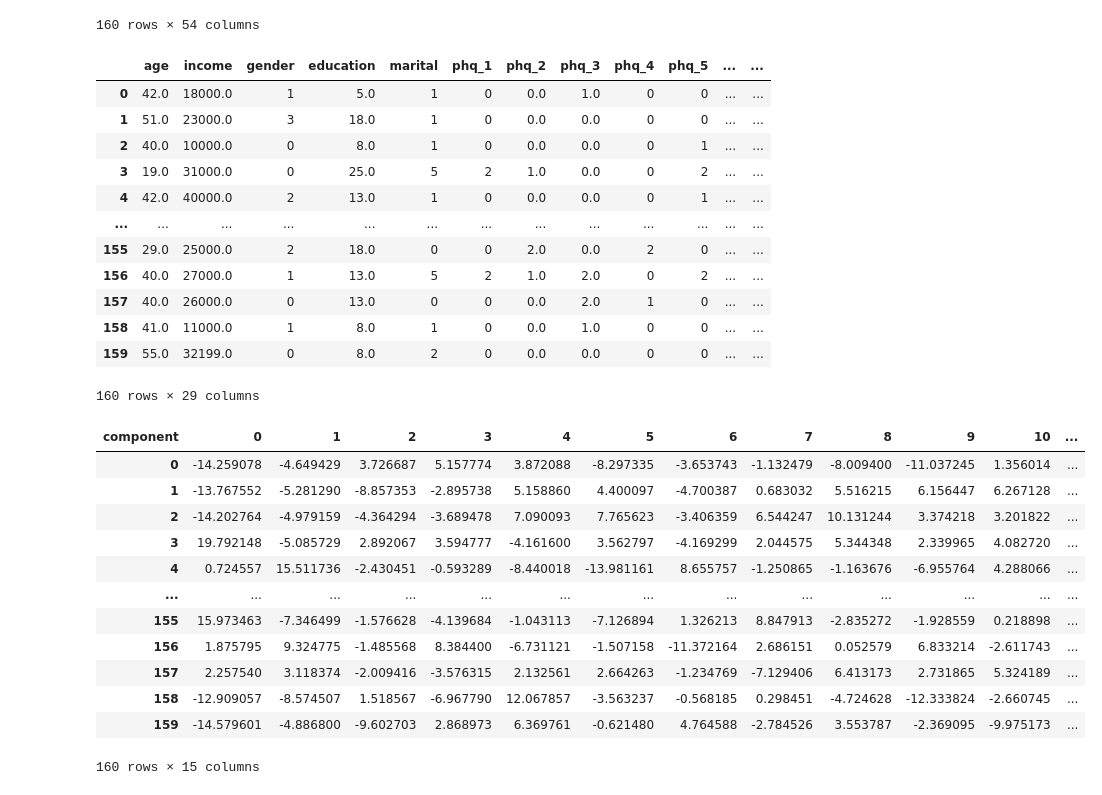
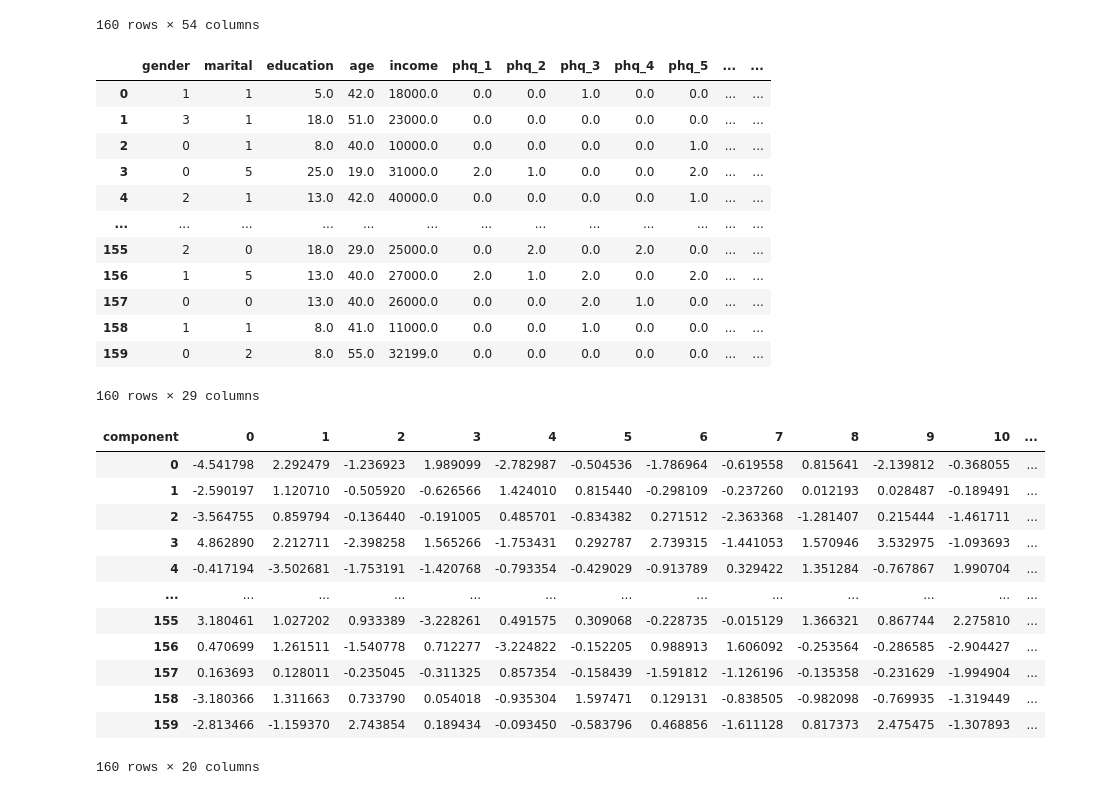
Before and after one commit to fede2500/E_healthProject, a Jupyter notebook: main/dataanalysis/quickcheck.ipynb, the cells around one changed output. Saved outputs shown, nothing was run; the diff lists cells and outputs as text; code cells hidden in the pictures.

```diff
--- a/main/dataanalysis/quickcheck.ipynb
+++ b/main/dataanalysis/quickcheck.ipynb
@@ -60,55 +60,55 @@ data = data[colsofinterest]
 data = data.fillna(data.mode().iloc[0])
 # %%
 # making categorical features of types object (and just to be sure changing all the numerical data in float)
-numcols = ['age', 'income']
-num = data[numcols]
-cat = data.drop(numcols, axis = 1)
+catcols = ['gender', 'marital', 'education']
+cat = data[catcols]
+num = data.drop(catcols, axis = 1)
 cat = cat.astype('object')
 num = num.astype('float')
 
 # concatentating the two dataframes
-completedata = pd.concat([num, cat], axis = 1)
+completedata = pd.concat([cat, num], axis = 1)
 completedata
 # %% [output]
-|  | age | income | gender | education | marital | phq_1 | phq_2 | phq_3 | phq_4 | phq_5 | ... | ... |
-| 0 | 42.0 | 18000.0 | 1 | 5.0 | 1 | 0 | 0.0 | 1.0 | 0 | 0 | ... | ... |
-| 1 | 51.0 | 23000.0 | 3 | 18.0 | 1 | 0 | 0.0 | 0.0 | 0 | 0 | ... | ... |
-| 2 | 40.0 | 10000.0 | 0 | 8.0 | 1 | 0 | 0.0 | 0.0 | 0 | 1 | ... | ... |
-| 3 | 19.0 | 31000.0 | 0 | 25.0 | 5 | 2 | 1.0 | 0.0 | 0 | 2 | ... | ... |
-| 4 | 42.0 | 40000.0 | 2 | 13.0 | 1 | 0 | 0.0 | 0.0 | 0 | 1 | ... | ... |
+|  | gender | marital | education | age | income | phq_1 | phq_2 | phq_3 | phq_4 | phq_5 | ... | ... |
+| 0 | 1 | 1 | 5.0 | 42.0 | 18000.0 | 0.0 | 0.0 | 1.0 | 0.0 | 0.0 | ... | ... |
+| 1 | 3 | 1 | 18.0 | 51.0 | 23000.0 | 0.0 | 0.0 | 0.0 | 0.0 | 0.0 | ... | ... |
+| 2 | 0 | 1 | 8.0 | 40.0 | 10000.0 | 0.0 | 0.0 | 0.0 | 0.0 | 1.0 | ... | ... |
+| 3 | 0 | 5 | 25.0 | 19.0 | 31000.0 | 2.0 | 1.0 | 0.0 | 0.0 | 2.0 | ... | ... |
+| 4 | 2 | 1 | 13.0 | 42.0 | 40000.0 | 0.0 | 0.0 | 0.0 | 0.0 | 1.0 | ... | ... |
 | ... | ... | ... | ... | ... | ... | ... | ... | ... | ... | ... | ... | ... |
-| 155 | 29.0 | 25000.0 | 2 | 18.0 | 0 | 0 | 2.0 | 0.0 | 2 | 0 | ... | ... |
-| 156 | 40.0 | 27000.0 | 1 | 13.0 | 5 | 2 | 1.0 | 2.0 | 0 | 2 | ... | ... |
-| 157 | 40.0 | 26000.0 | 0 | 13.0 | 0 | 0 | 0.0 | 2.0 | 1 | 0 | ... | ... |
-| 158 | 41.0 | 11000.0 | 1 | 8.0 | 1 | 0 | 0.0 | 1.0 | 0 | 0 | ... | ... |
-| 159 | 55.0 | 32199.0 | 0 | 8.0 | 2 | 0 | 0.0 | 0.0 | 0 | 0 | ... | ... |
+| 155 | 2 | 0 | 18.0 | 29.0 | 25000.0 | 0.0 | 2.0 | 0.0 | 2.0 | 0.0 | ... | ... |
+| 156 | 1 | 5 | 13.0 | 40.0 | 27000.0 | 2.0 | 1.0 | 2.0 | 0.0 | 2.0 | ... | ... |
+| 157 | 0 | 0 | 13.0 | 40.0 | 26000.0 | 0.0 | 0.0 | 2.0 | 1.0 | 0.0 | ... | ... |
+| 158 | 1 | 1 | 8.0 | 41.0 | 11000.0 | 0.0 | 0.0 | 1.0 | 0.0 | 0.0 | ... | ... |
+| 159 | 0 | 2 | 8.0 | 55.0 | 32199.0 | 0.0 | 0.0 | 0.0 | 0.0 | 0.0 | ... | ... |
 160 rows × 29 columns
 # %%
 #trying to do the famd???
 famd = FAMD(
-    n_components = 15,
-    n_iter = 100000,
+    n_components = 20,
+    n_iter = 20,
     copy = True,
     check_input = True,
     random_state = 42,
     engine = "sklearn",
     handle_unknown = "error"
 )
 famd.fit_transform(completedata)
 # %% [output]
 | component | 0 | 1 | 2 | 3 | 4 | 5 | 6 | 7 | 8 | 9 | 10 | ... |
-| 0 | -14.259078 | -4.649429 | 3.726687 | 5.157774 | 3.872088 | -8.297335 | -3.653743 | -1.132479 | -8.009400 | -11.037245 | 1.356014 | ... |
-| 1 | -13.767552 | -5.281290 | -8.857353 | -2.895738 | 5.158860 | 4.400097 | -4.700387 | 0.683032 | 5.516215 | 6.156447 | 6.267128 | ... |
-| 2 | -14.202764 | -4.979159 | -4.364294 | -3.689478 | 7.090093 | 7.765623 | -3.406359 | 6.544247 | 10.131244 | 3.374218 | 3.201822 | ... |
-| 3 | 19.792148 | -5.085729 | 2.892067 | 3.594777 | -4.161600 | 3.562797 | -4.169299 | 2.044575 | 5.344348 | 2.339965 | 4.082720 | ... |
-| 4 | 0.724557 | 15.511736 | -2.430451 | -0.593289 | -8.440018 | -13.981161 | 8.655757 | -1.250865 | -1.163676 | -6.955764 | 4.288066 | ... |
+| 0 | -4.541798 | 2.292479 | -1.236923 | 1.989099 | -2.782987 | -0.504536 | -1.786964 | -0.619558 | 0.815641 | -2.139812 | -0.368055 | ... |
+| 1 | -2.590197 | 1.120710 | -0.505920 | -0.626566 | 1.424010 | 0.815440 | -0.298109 | -0.237260 | 0.012193 | 0.028487 | -0.189491 | ... |
+| 2 | -3.564755 | 0.859794 | -0.136440 | -0.191005 | 0.485701 | -0.834382 | 0.271512 | -2.363368 | -1.281407 | 0.215444 | -1.461711 | ... |
+| 3 | 4.862890 | 2.212711 | -2.398258 | 1.565266 | -1.753431 | 0.292787 | 2.739315 | -1.441053 | 1.570946 | 3.532975 | -1.093693 | ... |
+| 4 | -0.417194 | -3.502681 | -1.753191 | -1.420768 | -0.793354 | -0.429029 | -0.913789 | 0.329422 | 1.351284 | -0.767867 | 1.990704 | ... |
 | ... | ... | ... | ... | ... | ... | ... | ... | ... | ... | ... | ... | ... |
-| 155 | 15.973463 | -7.346499 | -1.576628 | -4.139684 | -1.043113 | -7.126894 | 1.326213 | 8.847913 | -2.835272 | -1.928559 | 0.218898 | ... |
-| 156 | 1.875795 | 9.324775 | -1.485568 | 8.384400 | -6.731121 | -1.507158 | -11.372164 | 2.686151 | 0.052579 | 6.833214 | -2.611743 | ... |
-| 157 | 2.257540 | 3.118374 | -2.009416 | -3.576315 | 2.132561 | 2.664263 | -1.234769 | -7.129406 | 6.413173 | 2.731865 | 5.324189 | ... |
-| 158 | -12.909057 | -8.574507 | 1.518567 | -6.967790 | 12.067857 | -3.563237 | -0.568185 | 0.298451 | -4.724628 | -12.333824 | -2.660745 | ... |
-| 159 | -14.579601 | -4.886800 | -9.602703 | 2.868973 | 6.369761 | -0.621480 | 4.764588 | -2.784526 | 3.553787 | -2.369095 | -9.975173 | ... |
+| 155 | 3.180461 | 1.027202 | 0.933389 | -3.228261 | 0.491575 | 0.309068 | -0.228735 | -0.015129 | 1.366321 | 0.867744 | 2.275810 | ... |
+| 156 | 0.470699 | 1.261511 | -1.540778 | 0.712277 | -3.224822 | -0.152205 | 0.988913 | 1.606092 | -0.253564 | -0.286585 | -2.904427 | ... |
+| 157 | 0.163693 | 0.128011 | -0.235045 | -0.311325 | 0.857354 | -0.158439 | -1.591812 | -1.126196 | -0.135358 | -0.231629 | -1.994904 | ... |
+| 158 | -3.180366 | 1.311663 | 0.733790 | 0.054018 | -0.935304 | 1.597471 | 0.129131 | -0.838505 | -0.982098 | -0.769935 | -1.319449 | ... |
+| 159 | -2.813466 | -1.159370 | 2.743854 | 0.189434 | -0.093450 | -0.583796 | 0.468856 | -1.611128 | 0.817373 | 2.475475 | -1.307893 | ... |
-160 rows × 15 columns
+160 rows × 20 columns
 # %%
 famd.eigenvalues_summary
 # %% [output]
```
Also changed, not shown: parts of 2 cells of this notebook.
